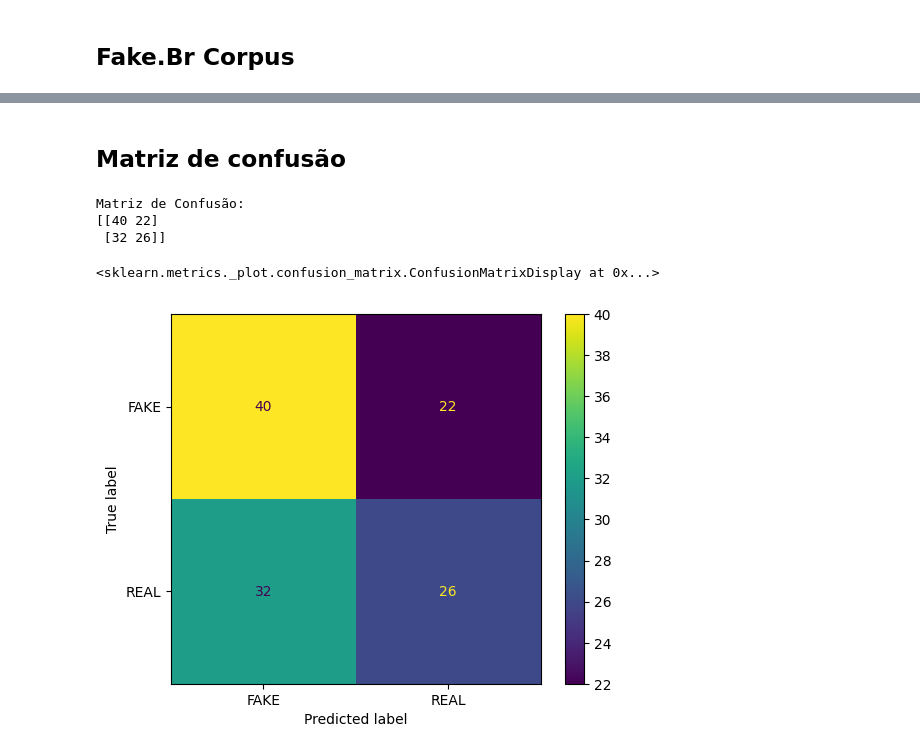
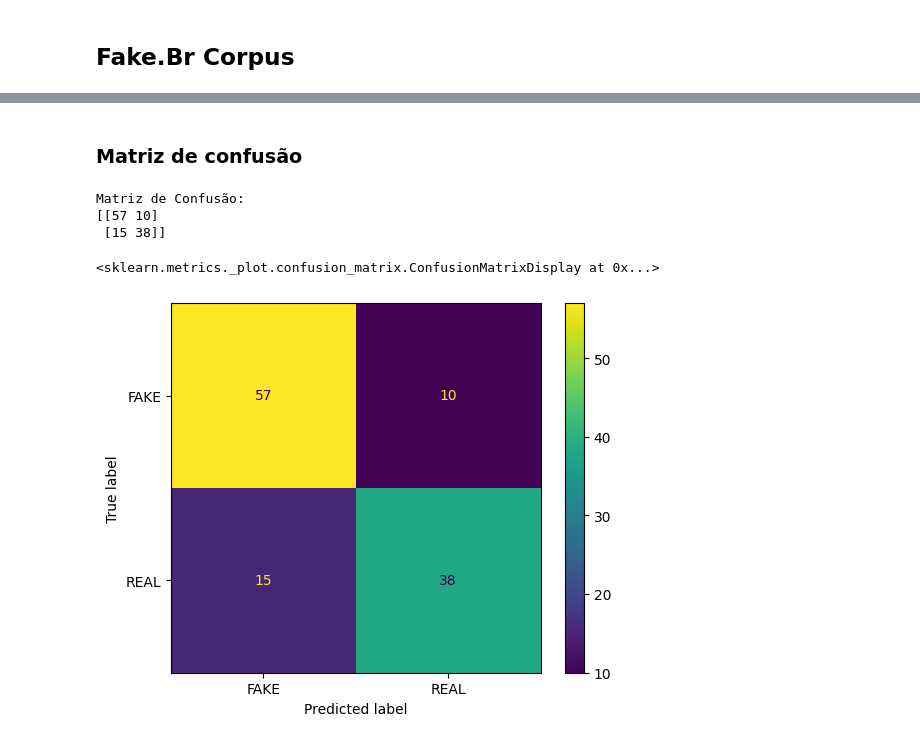
Before and after one commit to Rafaellfig/detecting_fake_news_with_LLMs, a Jupyter notebook: notebooks/analise_resultados/analise_zero_shot.ipynb, the cells around one changed output, grey strips where cells are left out. Drawn from its saved outputs; the diff is of its cells as text; code cells hidden in the pictures.

Commit message:
Analise dos resultados

```diff
--- a/notebooks/analise_resultados/analise_zero_shot.ipynb
+++ b/notebooks/analise_resultados/analise_zero_shot.ipynb
@@ -63 +106,15 @@ df.predicted = df.predicted.map(results_map)
+# %%
+y_predicted_gem.rename(columns={'label':'predicted'}, inplace= True)
+y_predicted_ds.rename(columns={'label':'predicted'}, inplace= True)
+# %%
+# 0 FAKE
+# 1 REAL
+results_map_gem = {'YES\n': 0, 'NO\n': 1}
+results_map_ds = {'YES': 0, 'NO': 1}
+# %%
+df_gem = pd.concat([y_predicted_gem, y_train], axis=1)
+df_ds = pd.concat([y_predicted_ds, y_train], axis=1)
+# %%
+df_gem.predicted = df_gem.predicted.map(results_map_gem)
+df_ds.predicted = df_ds.predicted.map(results_map_ds)
 # %%
@@ -75,19 +144,19 @@ weighted avg       0.55      0.55      0.55       120
 # %% [markdown]
-## Matriz de confusão
+### Matriz de confusão
 # %%
 # Criando a matriz de confusão
-matrix = confusion_matrix(df.label, df.predicted)
+matrix = confusion_matrix(df_gem.label, df_gem.predicted)
 
 # Exibindo a matriz de confusão
 print("Matriz de Confusão:")
 print(matrix)
 
 # Visualizando a matriz de confusão
 disp = ConfusionMatrixDisplay(confusion_matrix=matrix, display_labels=['FAKE', 'REAL'])
 disp.plot()
 # %% [output]
 Matriz de Confusão:
-[[40 22]
- [32 26]]
+[[57 10]
+ [15 38]]
 <sklearn.metrics._plot.confusion_matrix.ConfusionMatrixDisplay at 0x...>
-[figure, old version]
+[figure, new version]
```
Also changed, not shown: parts of 20 cells of this notebook, 1 other file.
